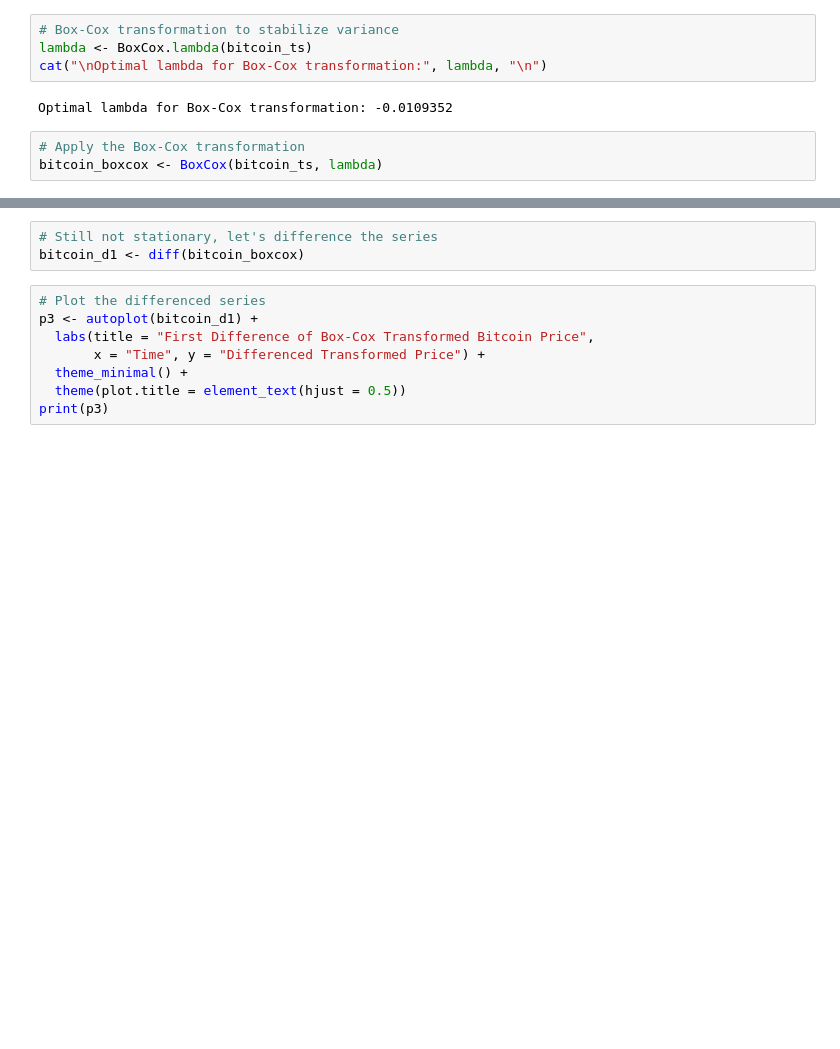
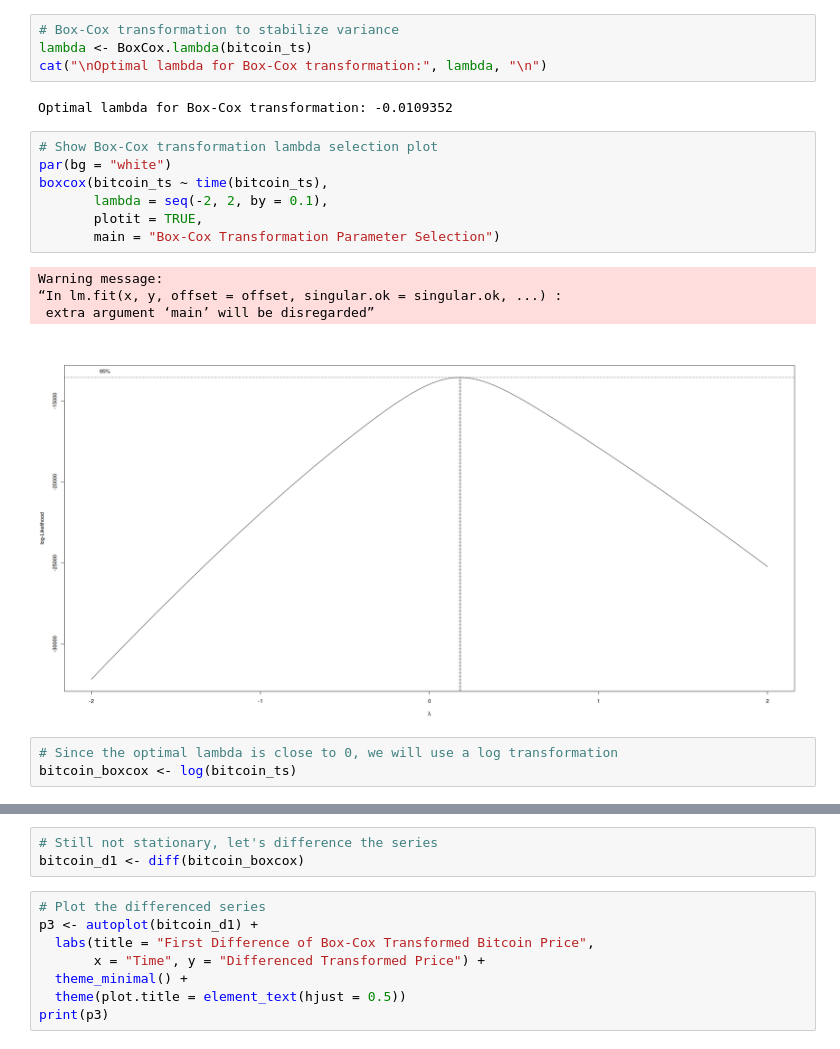
Before and after one commit to LyesHADJAR/TSAC-Individual-Project, a Jupyter notebook: notebooks/bitcoin-prices-analysis.ipynb, the cells around one changed output, grey strips where cells are left out. Cells and saved outputs as stored; diff of their text form; blank space fills up the shorter version.

```diff
--- a/notebooks/bitcoin-prices-analysis.ipynb
+++ b/notebooks/bitcoin-prices-analysis.ipynb
@@ -118,9 +180,21 @@ lambda <- BoxCox.lambda(bitcoin_ts)
 cat("\nOptimal lambda for Box-Cox transformation:", lambda, "\n")
 # %% [output]
 Optimal lambda for Box-Cox transformation: -0.0109352
-# %%
-# Apply the Box-Cox transformation
-bitcoin_boxcox <- BoxCox(bitcoin_ts, lambda)
+# %%
+# Show Box-Cox transformation lambda selection plot
+par(bg = "white")
+boxcox(bitcoin_ts ~ time(bitcoin_ts),
+       lambda = seq(-2, 2, by = 0.1),
+       plotit = TRUE,
+       main = "Box-Cox Transformation Parameter Selection")
+# %% [output]
+Warning message:
+“In lm.fit(x, y, offset = offset, singular.ok = singular.ok, ...) :
+ extra argument ‘main’ will be disregarded”
+[figure, added]
+# %%
+# Since the optimal lambda is close to 0, we will use a log transformation
+bitcoin_boxcox <- log(bitcoin_ts)
 # %%
 # Plot the Box-Cox transformed series
 p2 <- autoplot(bitcoin_boxcox) +
```
Also changed, not shown: parts of 60 cells of this notebook.
